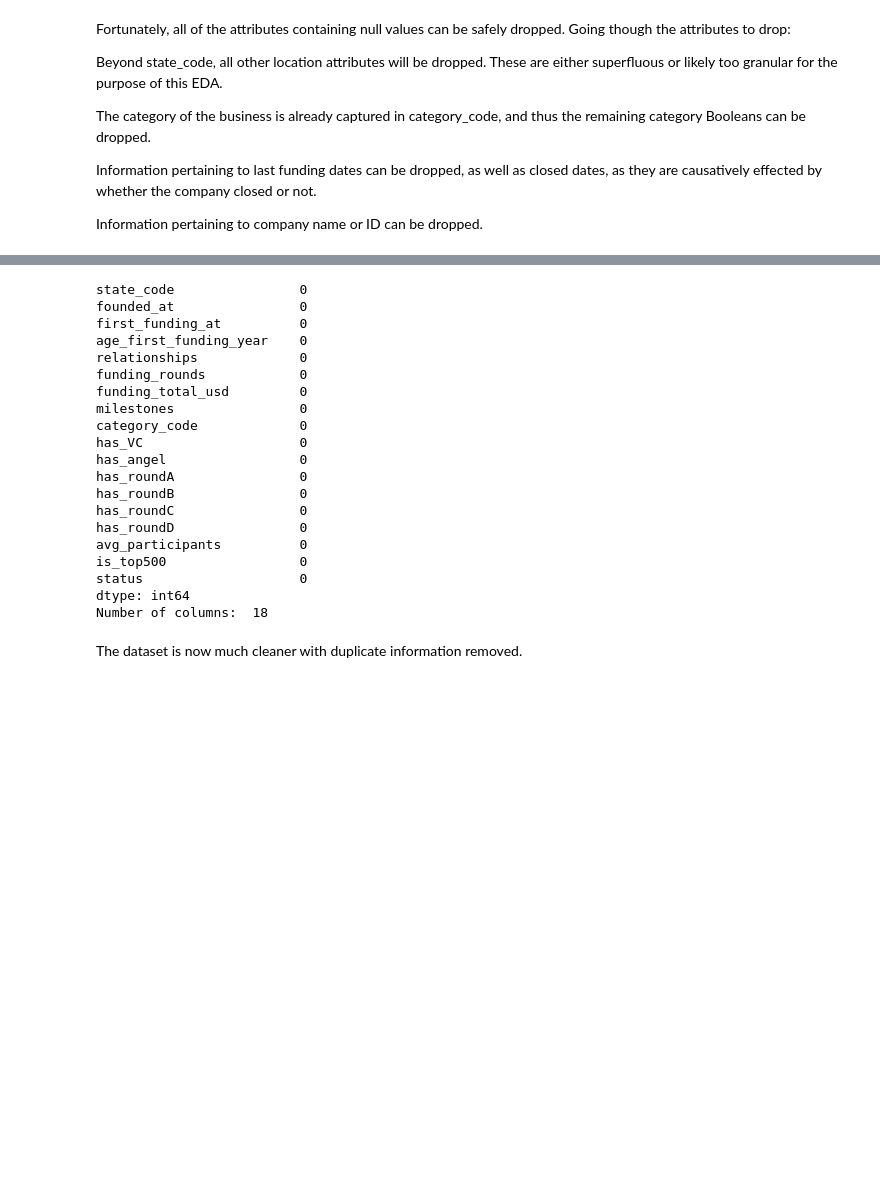
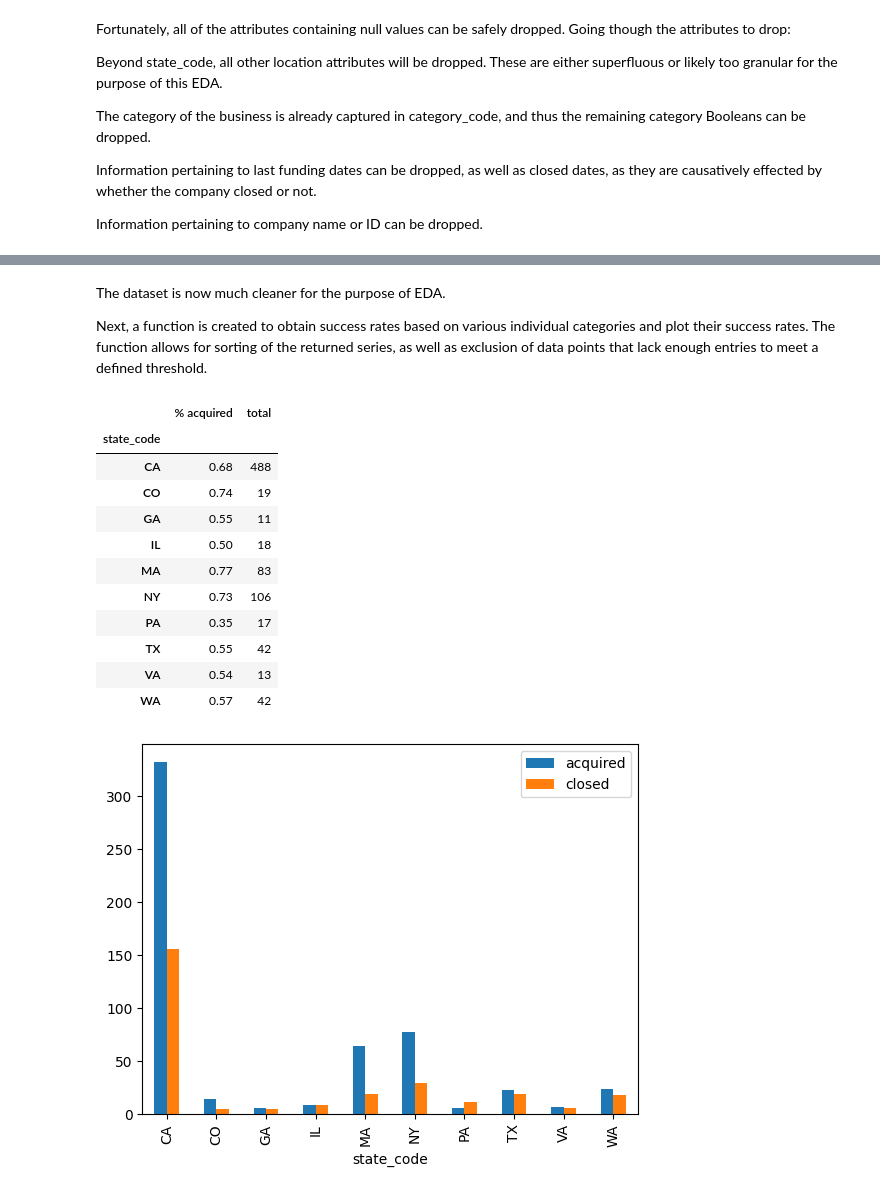
Before and after one commit to iansind/startup-success, a Jupyter notebook: EDA.ipynb, the cells around one changed output, grey strips where cells are left out. Saved outputs shown, nothing was run; the diff lists cells and outputs as text; code cells hidden in the pictures; blank space fills up the shorter version.

```diff
--- a/EDA.ipynb
+++ b/EDA.ipynb
@@ -82,3 +55,6 @@ Specific dates of founding and first funding are not especially useful, as they
 # %%
 df['founded_at'] = df['founded_at'].str.slice(start=-4, stop=None)
 df['first_funding_at'] = df['first_funding_at'].str.slice(start=-4, stop=None)
+
+df['status'] = df['status'].map({'acquired': 1, 'closed': 0})
+df.head()
@@ -99,26 +68,48 @@ df.head(10)
-# %%
-print(df.isna().sum())
-print('Number of columns: ', len(df.columns))
-# %% [output]
-state_code                0
-founded_at                0
-first_funding_at          0
-age_first_funding_year    0
-relationships             0
-funding_rounds            0
-funding_total_usd         0
-milestones                0
-category_code             0
-has_VC                    0
-has_angel                 0
-has_roundA                0
-has_roundB                0
-has_roundC                0
-has_roundD                0
-avg_participants          0
-is_top500                 0
-status                    0
-dtype: int64
-Number of columns:  18
-# %% [markdown]
-The dataset is now much cleaner with duplicate information removed.
+# %% [markdown]
+The dataset is now much cleaner for the purpose of EDA.
+
+Next, a function is created to obtain success rates based on various individual categories and plot their success rates. The function allows for sorting of the returned series, as well as exclusion of data points that lack enough entries to meet a defined threshold.
+# %%
+def attr_viz(attr, sort=False, threshold=0):
+    df_attr = df[[attr, 'status']]
+
+    attr_acq = df_attr.groupby([attr]).sum()
+
+
+    attr_tot = df_attr.groupby([attr]).count()
+    attr_clo = attr_tot - attr_acq
+
+
+    attr_all = pd.concat([attr_acq, attr_clo], axis=1)
+    attr_all.columns.values[0] = 'acquired'
+    attr_all.columns.values[1] = 'closed'
+    attr_all = attr_all[attr_all['acquired'] + attr_all['closed'] > threshold]
+
+    attr_all.plot.bar()
+
+    acq_rates = np.round(attr_acq/attr_tot, 2)
+    acq_rates = pd.concat([acq_rates, attr_tot], axis=1)
+    acq_rates.columns.values[0] = '% acquired'
+    acq_rates.columns.values[1] = 'total'
+    acq_rates = acq_rates[acq_rates['total'] > threshold]
+
+    if sort:
+        return acq_rates.sort_values('% acquired', ascending=False)
+
+    return acq_rates
+# %%
+attr_viz('state_code', threshold=10)
+# %% [output]
+|  | % acquired | total |
+| state_code |  |  |
+| CA | 0.68 | 488 |
+| CO | 0.74 | 19 |
+| GA | 0.55 | 11 |
+| IL | 0.50 | 18 |
+| MA | 0.77 | 83 |
+| NY | 0.73 | 106 |
+| PA | 0.35 | 17 |
+| TX | 0.55 | 42 |
+| VA | 0.54 | 13 |
+| WA | 0.57 | 42 |
+[figure, added]
```
Also changed, not shown: parts of 9 cells of this notebook.
